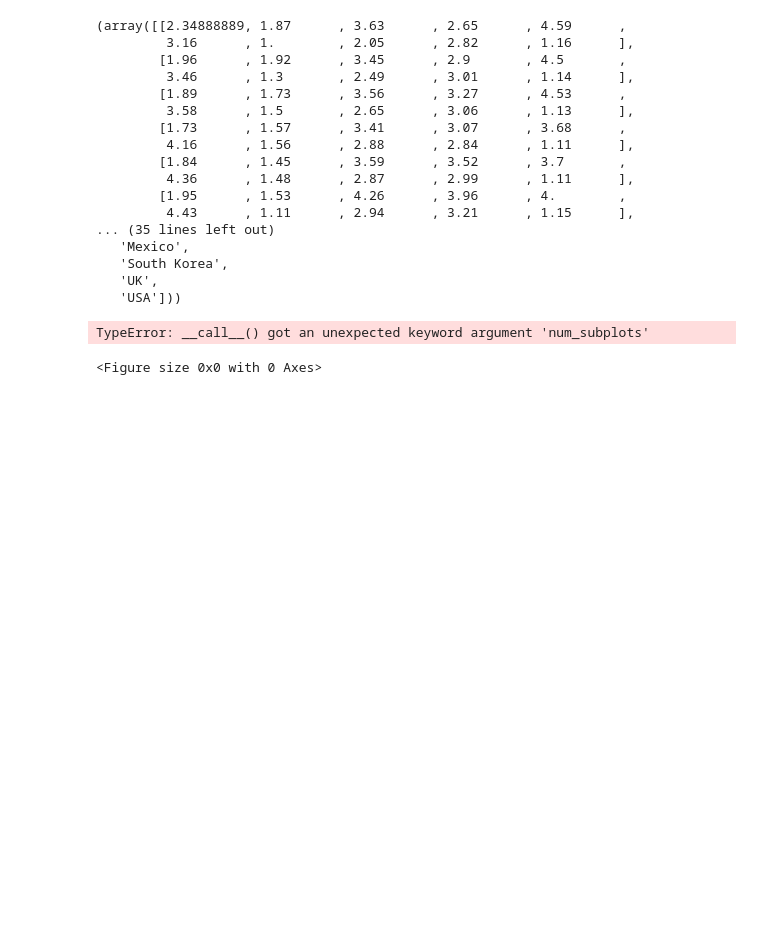
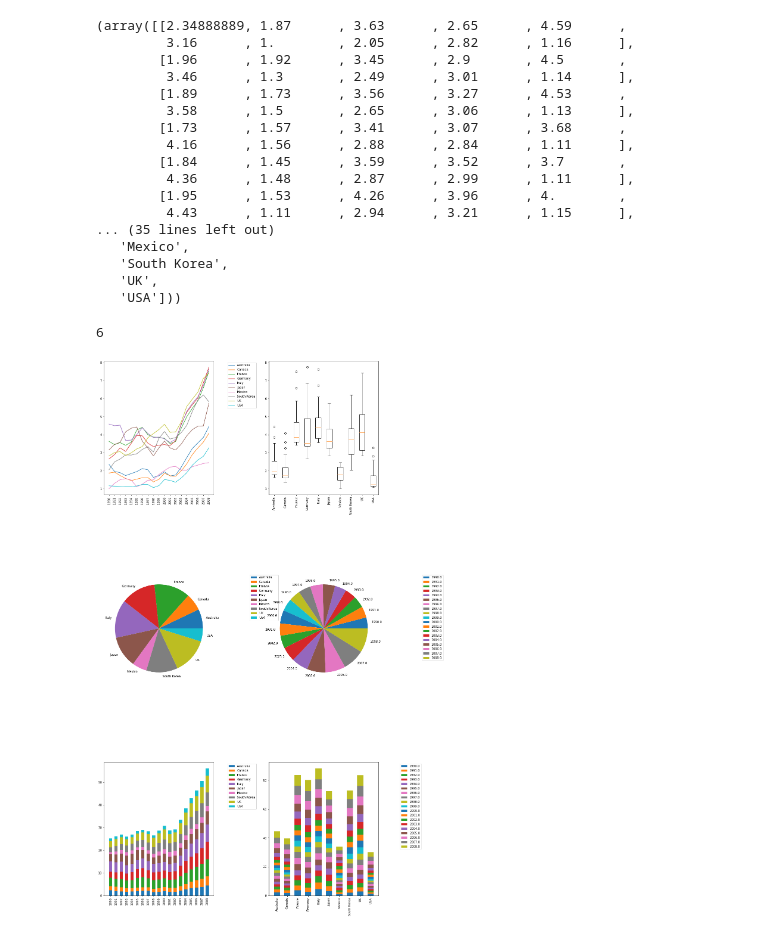
Before and after one commit to gsharansingh/easygplot, a Jupyter notebook: test.ipynb, the cells around one changed output. Cells and saved outputs as stored; diff of their text form; code cells hidden in the pictures; blank space fills up the shorter version.

Commit message:
Subplots beta released

```diff
--- a/test.ipynb
+++ b/test.ipynb
@@ -98,9 +99,8 @@ Plot.Pie(legend=True)(mydata[:])
    'UK',
    'USA']))
 # %%
-plot = Plot.Subplots(legend = True, sample= mydata[:])
+plot = Plot.Subplots(sample= mydata[:], legend = True)
+plot('line', 'box', 'pie', 'bar')
+# %% [output]
+6
+[figure, added]
-# %%
-plot()
-# %% [output]
-TypeError: __call__() got an unexpected keyword argument 'num_subplots'
-<Figure size 0x0 with 0 Axes>
```
Also changed, not shown: parts of 1 cell of this notebook, 1 other file.
